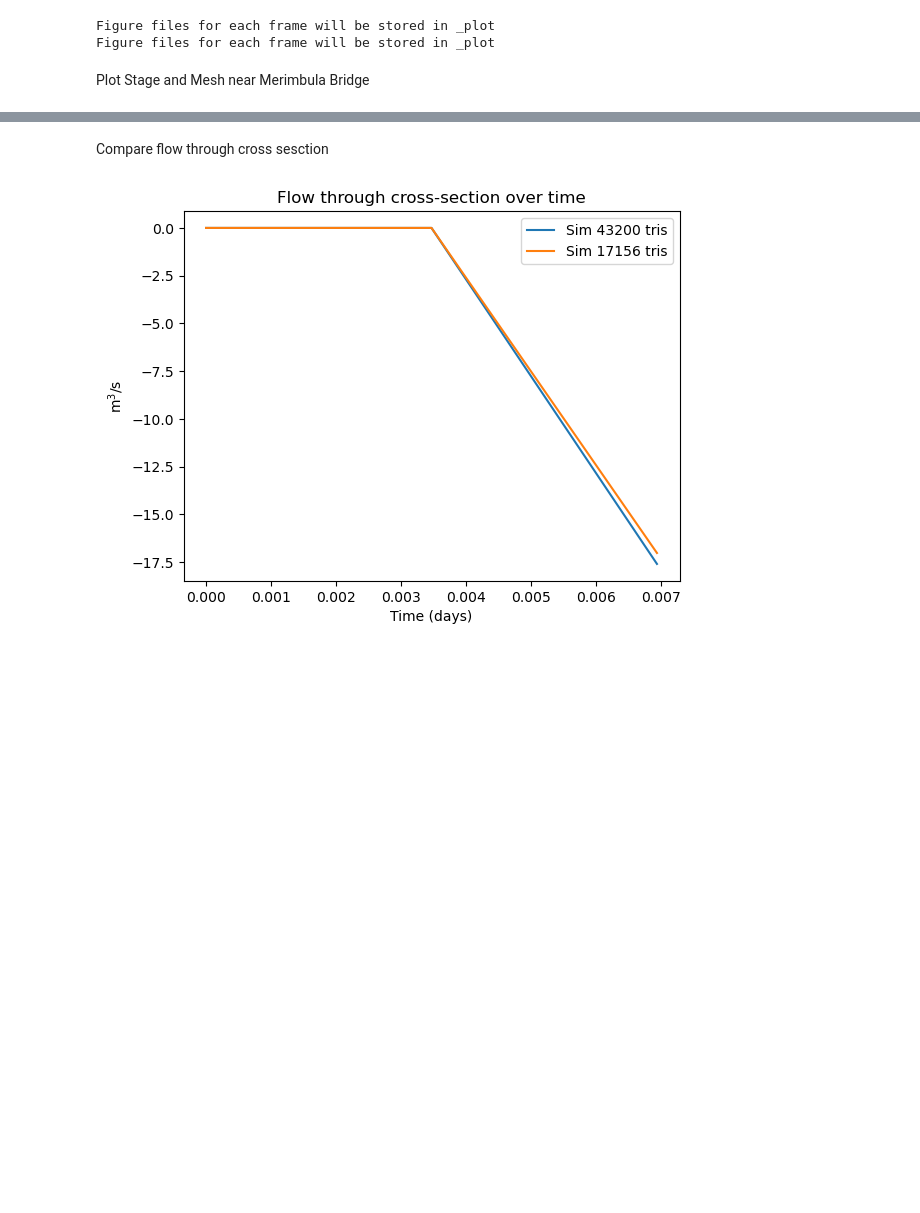
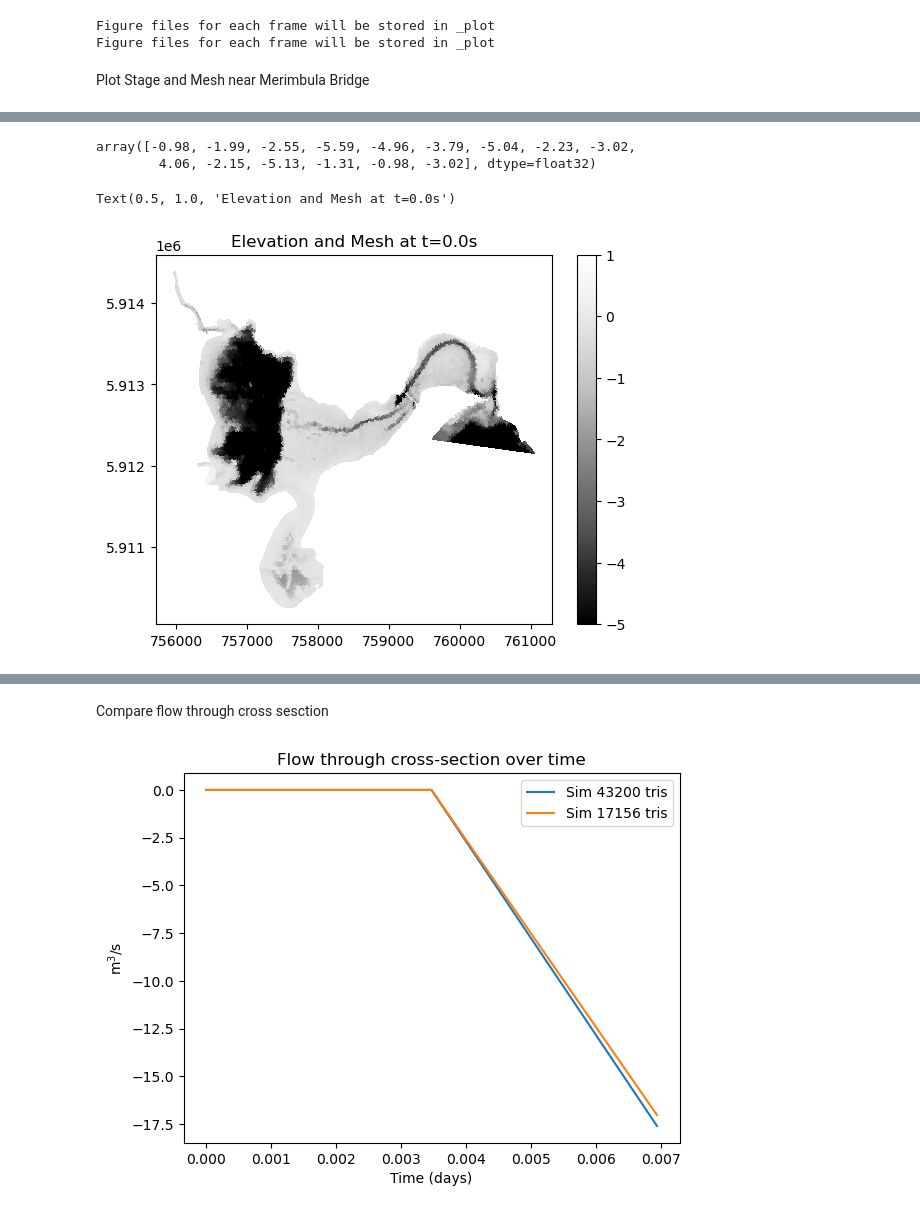
Before and after one commit to stoiver/merimbula, a Jupyter notebook: simulations/template/nb_compare_gauge_data.ipynb, the cells around one changed output, grey strips where cells are left out. Cells and saved outputs as stored; diff of their text form; code cells hidden in the pictures; blank space fills up the shorter version.

```diff
--- a/simulations/template/nb_compare_gauge_data.ipynb
+++ b/simulations/template/nb_compare_gauge_data.ipynb
@@ -181,0 +169,22 @@ Gauge gauge4 at (759205.0, 5912912.0)
+# %%
+splotter.elev[triangle_ids]
+# %% [output]
+array([-0.98, -1.99, -2.55, -5.59, -4.96, -3.79, -5.04, -2.23, -3.02,
+        4.06, -2.15, -5.13, -1.31, -0.98, -3.02], dtype=float32)
+# %%
+splotter = splotters[1]
+tid = 0
+
+plt.tripcolor(splotter.triang,
+              facecolors = splotter.elev[:],
+              cmap='Greys_r',
+              vmin= -5,
+              vmax= 1.0
+              )
+#plt.triplot(splotter.triang, linewidth = 0.1)
+plt.colorbar()
+plt.title(f"Elevation and Mesh at t={splotter.time[tid]}s")
+#plt.scatter(gauge_x, gauge_y, color='red')
+# %% [output]
+Text(0.5, 1.0, 'Elevation and Mesh at t=0.0s')
+[figure, added]
```
Also changed, not shown: parts of 6 cells of this notebook, 3 other files.
